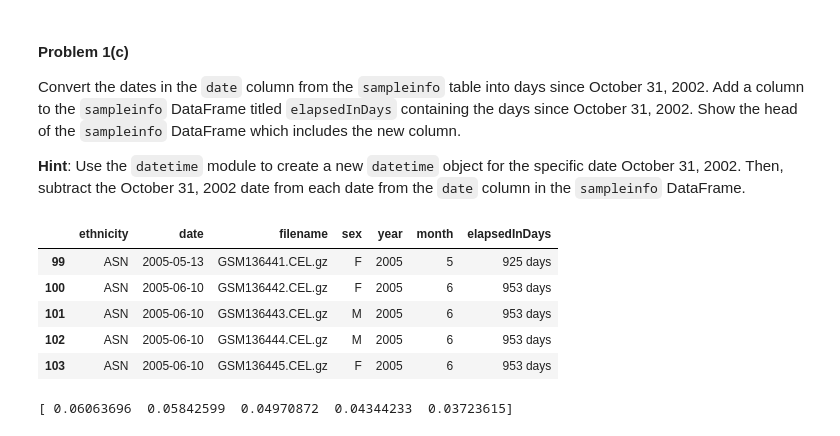
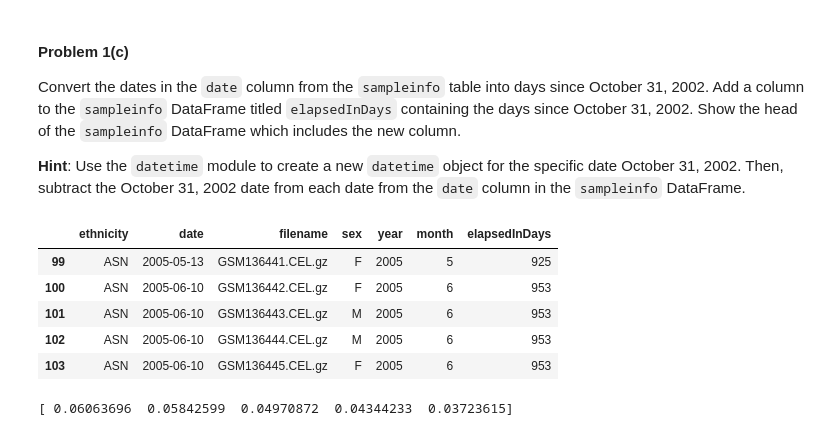
Before and after one commit to achanblard/cs109-hw, a Jupyter notebook: HW2.ipynb, the cells around one changed output. Saved outputs shown, nothing was run; the diff lists cells and outputs as text; code cells hidden in the pictures.

```diff
--- a/HW2.ipynb
+++ b/HW2.ipynb
@@ -191,3 +191,8 @@ date         datetime64[ns]
 filename             object
 sex                  object
 dtype: object
+# %%
+#implementation with a map
+sortedsampleinfo['year'] = map(lambda x: x.year,sortedsampleinfo['date'] )
+sortedsampleinfo['month'] = map(lambda x: x.month,sortedsampleinfo['date'] )
+sortedsampleinfo.head()
@@ -212,16 +225,18 @@ Convert the dates in the `date` column from the `sampleinfo` table into days sin
 # %%
 #define the origin date
 origin = dt.datetime(year=2002, month=10, day=31)
 #create the new elapsed column
-sortedsampleinfo['elapsedInDays'] = sortedsampleinfo['date'].apply(lambda f: f - origin)
+sortedsampleinfo['elapsedInDays'] = sortedsampleinfo['date'].apply(lambda f: (f - origin).days)
+#implementation with map
+#sampleinfo["elapsedInDays"] = map(lambda x: (x - oct31).days, sampleinfo.date)
 sortedsampleinfo.head()
 # %% [output]
 |  | ethnicity | date | filename | sex | year | month | elapsedInDays |
-| 99 | ASN | 2005-05-13 | GSM136441.CEL.gz | F | 2005 | 5 | 925 days |
-| 100 | ASN | 2005-06-10 | GSM136442.CEL.gz | F | 2005 | 6 | 953 days |
-| 101 | ASN | 2005-06-10 | GSM136443.CEL.gz | M | 2005 | 6 | 953 days |
-| 102 | ASN | 2005-06-10 | GSM136444.CEL.gz | M | 2005 | 6 | 953 days |
-| 103 | ASN | 2005-06-10 | GSM136445.CEL.gz | F | 2005 | 6 | 953 days |
+| 99 | ASN | 2005-05-13 | GSM136441.CEL.gz | F | 2005 | 5 | 925 |
+| 100 | ASN | 2005-06-10 | GSM136442.CEL.gz | F | 2005 | 6 | 953 |
+| 101 | ASN | 2005-06-10 | GSM136443.CEL.gz | M | 2005 | 6 | 953 |
+| 102 | ASN | 2005-06-10 | GSM136444.CEL.gz | M | 2005 | 6 | 953 |
+| 103 | ASN | 2005-06-10 | GSM136445.CEL.gz | F | 2005 | 6 | 953 |
 # %%
 from sklearn.decomposition import TruncatedSVD
 from sklearn.random_projection import sparse_random_matrix
```
Also changed, not shown: parts of 21 cells of this notebook.
